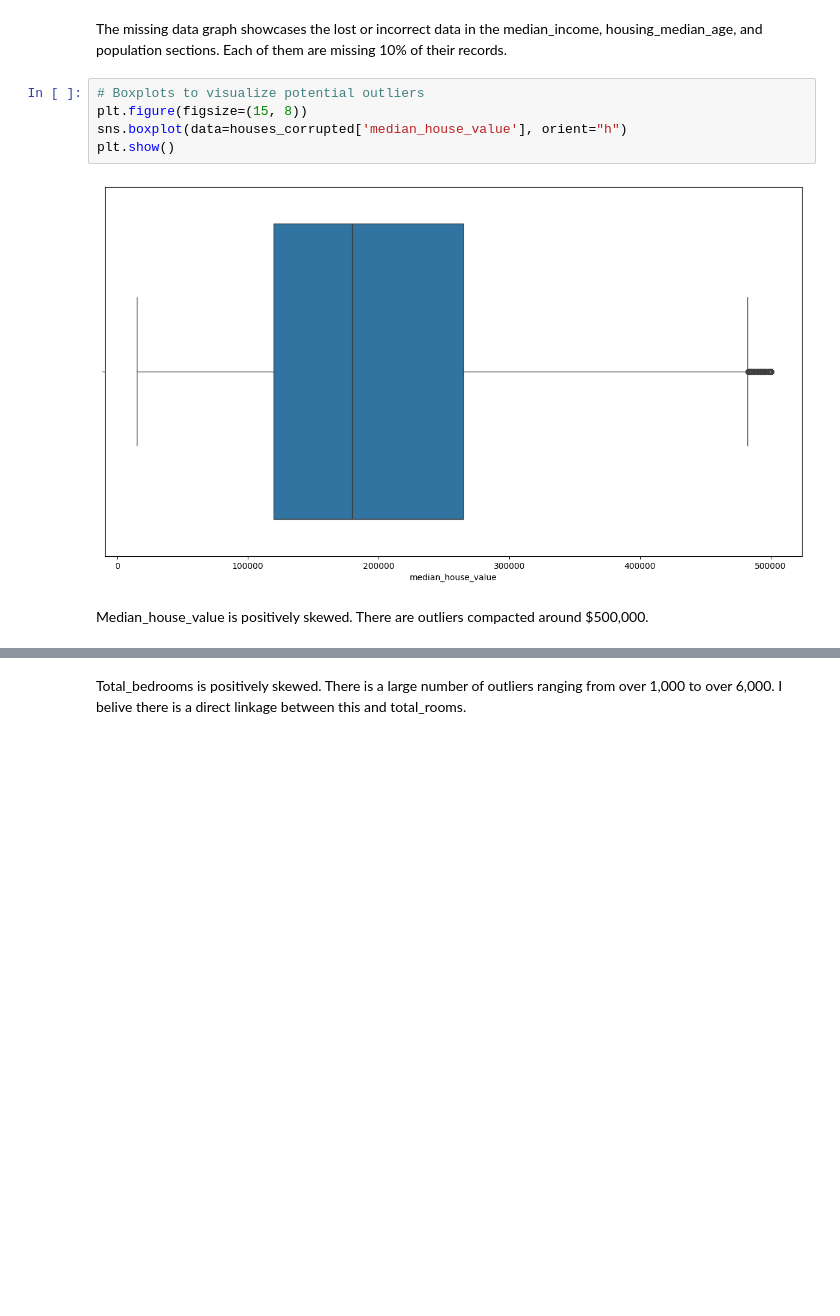
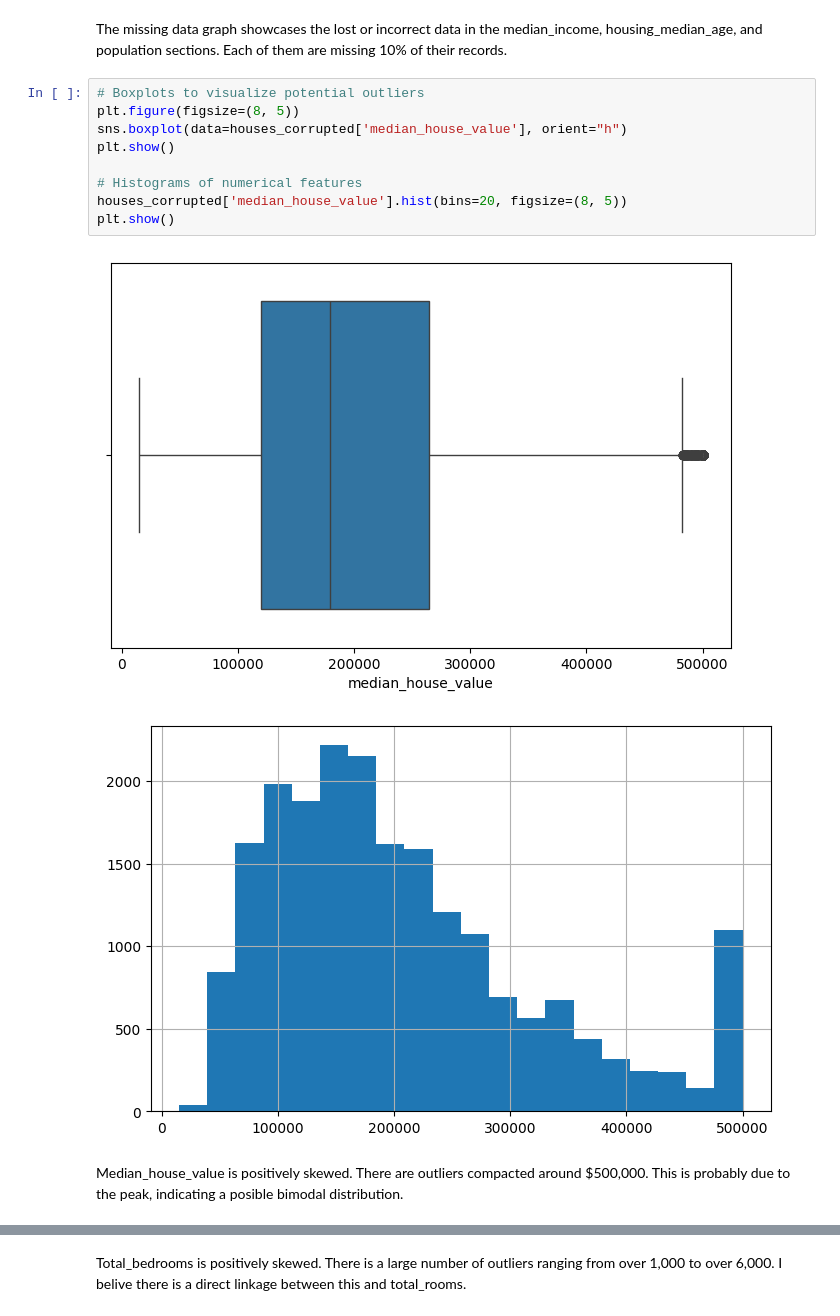
Before and after one commit to RDRWarrior/CSC1035_Java101, a Jupyter notebook: Coursework/CSC3831_Final_Assessment.ipynb, the cells around one changed output, grey strips where cells are left out. Saved outputs shown, nothing was run; the diff lists cells and outputs as text; blank space fills up the shorter version.

```diff
--- a/Coursework/CSC3831_Final_Assessment.ipynb
+++ b/Coursework/CSC3831_Final_Assessment.ipynb
@@ -76,14 +76,19 @@ dtype: float64
 The missing data graph showcases the lost or incorrect data in the median_income, housing_median_age, and population sections. Each of them are missing 10% of their records.
 # %%
 # Boxplots to visualize potential outliers
-plt.figure(figsize=(15, 8))
+plt.figure(figsize=(8, 5))
 sns.boxplot(data=houses_corrupted['median_house_value'], orient="h")
 plt.show()
+
+# Histograms of numerical features
+houses_corrupted['median_house_value'].hist(bins=20, figsize=(8, 5))
+plt.show()
 # %% [output]
-[figure, old version]
+[figure, new version]
+[figure, added]
 # %% [markdown]
 Median_house_value is positively skewed.
-There are outliers compacted around $500,000.
+There are outliers compacted around $500,000. This is probably due to the peak, indicating a posible bimodal distribution.
 # %%
 # Boxplots to visualize potential outliers
 plt.figure(figsize=(15, 8))
```
Also changed, not shown: parts of 11 cells of this notebook.
